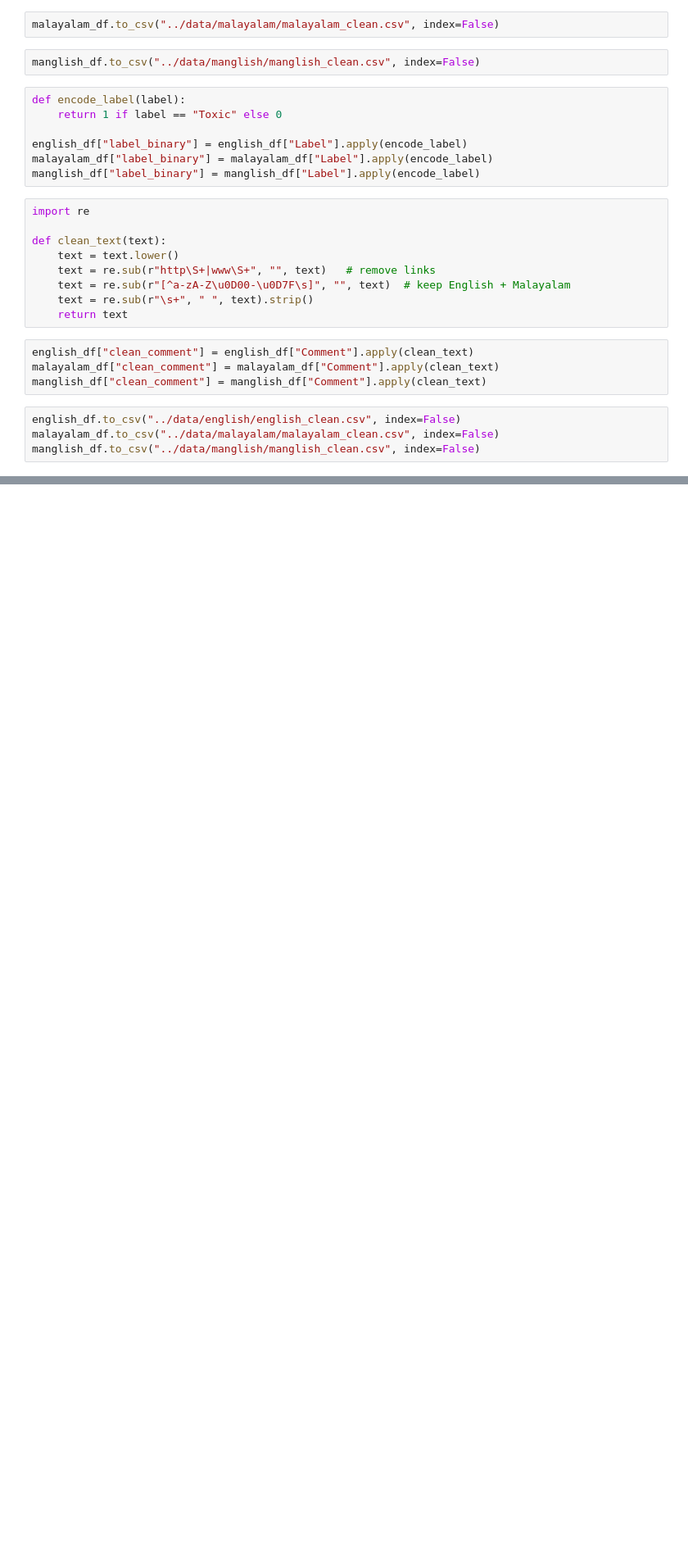
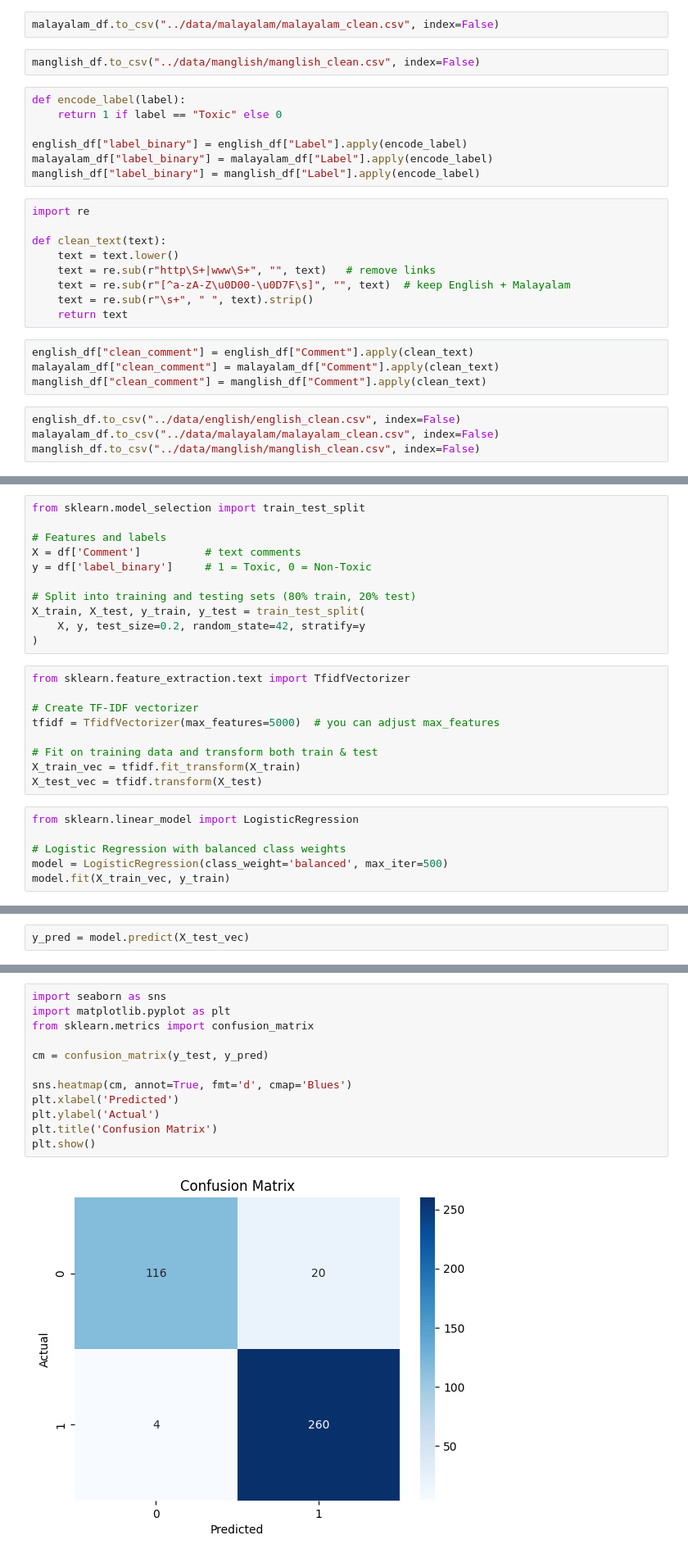
Before and after one commit to anusree-25/ToxicCommentFilter, a Jupyter notebook: notebooks/ToxicCommentFilter.ipynb, the cells around one changed output, grey strips where cells are left out. Shown at 82% size. Cells and saved outputs as stored; diff of their text form; blank space fills up the shorter version.

Commit message:
Initial commit for ToxicCommentFilter mini project

```diff
--- a/notebooks/ToxicCommentFilter.ipynb
+++ b/notebooks/ToxicCommentFilter.ipynb
@@ -340,0 +4273,26 @@ ValueError: Length mismatch: Expected axis has 6 elements, new values have 2 ele
+# %%
+from sklearn.model_selection import train_test_split
+
+# Features and labels
+X = df['Comment']          # text comments
+y = df['label_binary']     # 1 = Toxic, 0 = Non-Toxic
+
+# Split into training and testing sets (80% train, 20% test)
+X_train, X_test, y_train, y_test = train_test_split(
+    X, y, test_size=0.2, random_state=42, stratify=y
+)
+# %%
+from sklearn.feature_extraction.text import TfidfVectorizer
+
+# Create TF-IDF vectorizer
+tfidf = TfidfVectorizer(max_features=5000)  # you can adjust max_features
+
+# Fit on training data and transform both train & test
+X_train_vec = tfidf.fit_transform(X_train)
+X_test_vec = tfidf.transform(X_test)
+# %%
+from sklearn.linear_model import LogisticRegression
+
+# Logistic Regression with balanced class weights
+model = LogisticRegression(class_weight='balanced', max_iter=500)
+model.fit(X_train_vec, y_train)
@@ -340,0 +4301,2 @@ ValueError: Length mismatch: Expected axis has 6 elements, new values have 2 ele
+# %%
+y_pred = model.predict(X_test_vec)
@@ -340,0 +4334,14 @@ ValueError: Length mismatch: Expected axis has 6 elements, new values have 2 ele
+# %%
+import seaborn as sns
+import matplotlib.pyplot as plt
+from sklearn.metrics import confusion_matrix
+
+cm = confusion_matrix(y_test, y_pred)
+
+sns.heatmap(cm, annot=True, fmt='d', cmap='Blues')
+plt.xlabel('Predicted')
+plt.ylabel('Actual')
+plt.title('Confusion Matrix')
+plt.show()
+# %% [output]
+[figure, added]
```
Also changed, not shown: parts of 232 cells of this notebook, 7 other files.
